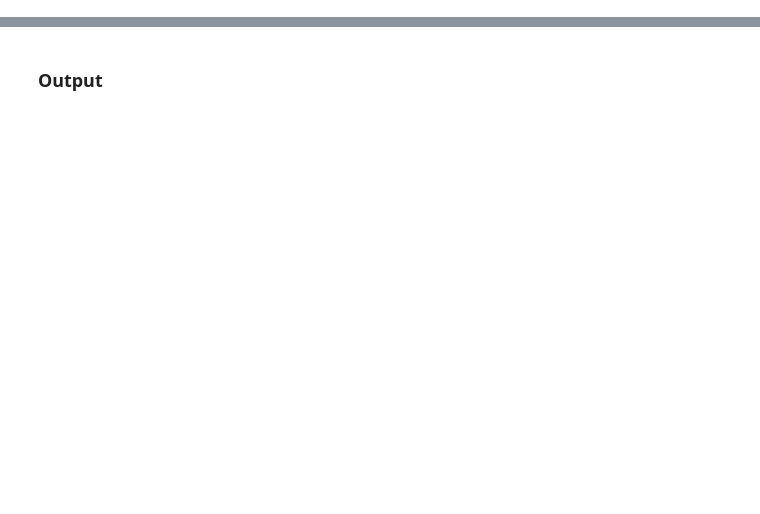
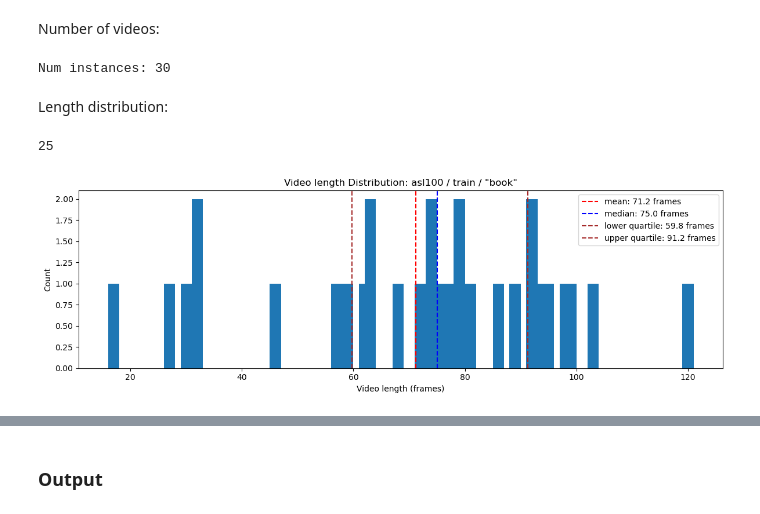
Before and after one commit to 0p3nTheSauce/SLR, a Jupyter notebook: code/wlasl_stats2.ipynb, the cells around one changed output, grey strips where cells are left out. Saved outputs shown, nothing was run; the diff lists cells and outputs as text; code cells hidden in the pictures; blank space fills up the shorter version.

Commit message:
going to reformat wlasl_stats to use preprocessed work

```diff
--- a/code/wlasl_stats2.ipynb
+++ b/code/wlasl_stats2.ipynb
@@ -76,0 +95,4 @@ classes = json.load(open(CLASSES_PATH))
+# %%
+set_idx = 0
+set_name: stats.AVAIL_SETS = set_options.pop(set_idx)
+print(f'Selected: {set_name}')
@@ -76,0 +101,4 @@ classes = json.load(open(CLASSES_PATH))
+# %%
+cast(List[stats.gloss_dict], current_split)
+seperated = stats.seperate_by_set(current_split)
+current_set = seperated[set_name]
@@ -76,0 +112,4 @@ classes = json.load(open(CLASSES_PATH))
+# %%
+ex_idx = 0
+ex_gloss = current_set[ex_idx]
+print(f"Gloss label: {ex_gloss['gloss']}")
@@ -76,0 +118,5 @@ classes = json.load(open(CLASSES_PATH))
+# %%
+ex_gloss_stats = stats.collect_class_stats(ex_gloss['instances'])
+print('Available keys: ')
+for key in ex_gloss_stats:
+    print(f'- {key}')
@@ -76,0 +131,8 @@ classes = json.load(open(CLASSES_PATH))
+# %% [markdown]
+Number of videos:
+# %%
+print(f"Num instances: {ex_gloss_stats['num_instances']}")
+# %% [output]
+Num instances: 30
+# %% [markdown]
+Length distribution:
@@ -76,0 +186,15 @@ classes = json.load(open(CLASSES_PATH))
+# %%
+histogram = ex_gloss_stats['length_distribution']
+print(len(histogram))
+plot_distribution(
+    histogram,
+    gloss=ex_gloss['gloss'],
+    set_name=set_name,
+    split_name=split_name,
+    metric='Video length',
+    unit='frames',
+    categorical=False
+)
+# %% [output]
+25
+[figure, added]
```
Also changed, not shown: parts of 67 cells of this notebook, 5 other files.
